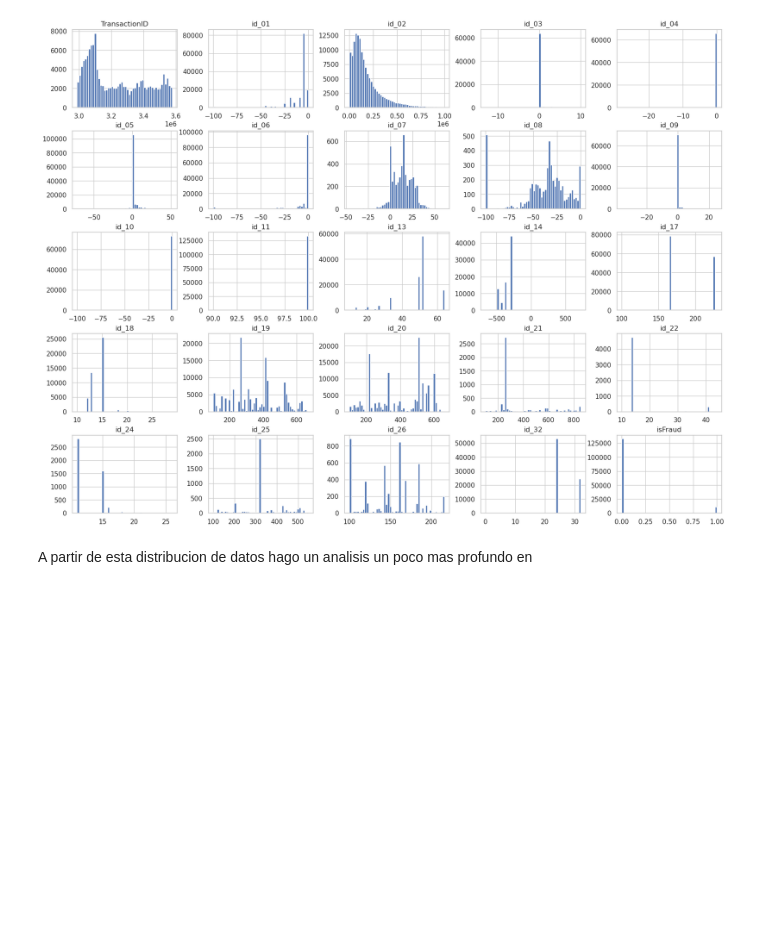
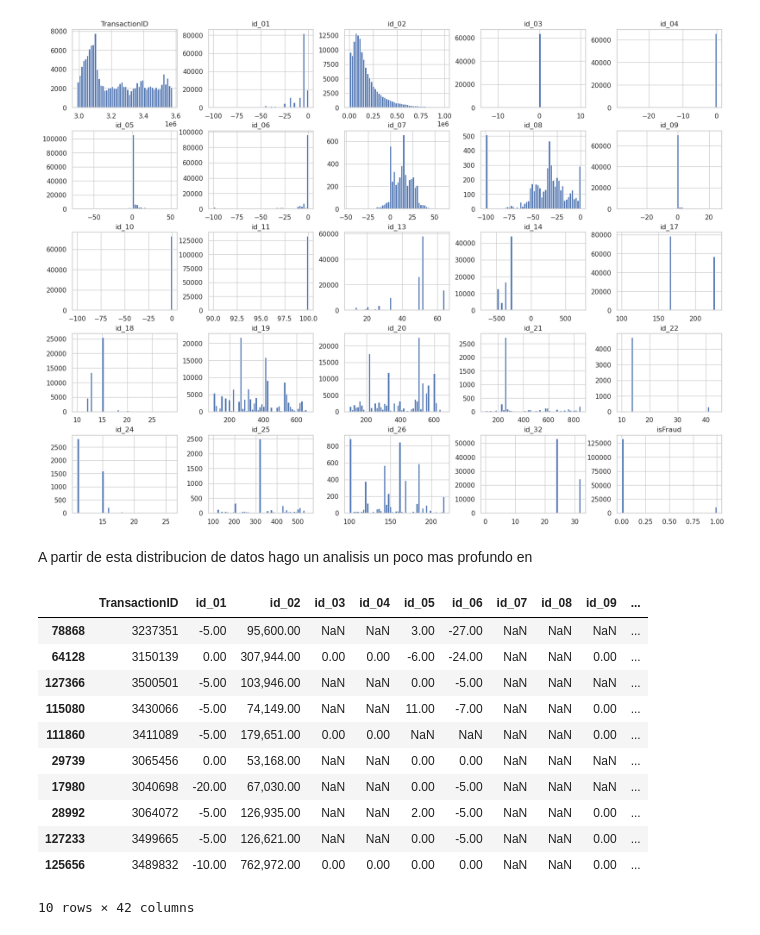
Before and after one commit to LuisParedes1/TP3, a Jupyter notebook: Visualizaciones.ipynb, the cells around one changed output. Saved outputs shown, nothing was run; the diff lists cells and outputs as text; code cells hidden in the pictures; blank space fills up the shorter version.

```diff
--- a/Visualizaciones.ipynb
+++ b/Visualizaciones.ipynb
@@ -182,3 +182,18 @@ array([[<AxesSubplot:title={'center':'TransactionID'}>,
 [figure]
 # %% [markdown]
 A partir de esta distribucion de datos hago un analisis un poco mas profundo en
+# %%
+train_identity_with_target.sample(10)
+# %% [output]
+|  | TransactionID | id_01 | id_02 | id_03 | id_04 | id_05 | id_06 | id_07 | id_08 | id_09 | ... |
+| 78868 | 3237351 | -5.00 | 95,600.00 | NaN | NaN | 3.00 | -27.00 | NaN | NaN | NaN | ... |
+| 64128 | 3150139 | 0.00 | 307,944.00 | 0.00 | 0.00 | -6.00 | -24.00 | NaN | NaN | 0.00 | ... |
+| 127366 | 3500501 | -5.00 | 103,946.00 | NaN | NaN | 0.00 | -5.00 | NaN | NaN | NaN | ... |
+| 115080 | 3430066 | -5.00 | 74,149.00 | NaN | NaN | 11.00 | -7.00 | NaN | NaN | 0.00 | ... |
+| 111860 | 3411089 | -5.00 | 179,651.00 | 0.00 | 0.00 | NaN | NaN | NaN | NaN | 0.00 | ... |
+| 29739 | 3065456 | 0.00 | 53,168.00 | NaN | NaN | 0.00 | 0.00 | NaN | NaN | NaN | ... |
+| 17980 | 3040698 | -20.00 | 67,030.00 | NaN | NaN | 0.00 | -5.00 | NaN | NaN | NaN | ... |
+| 28992 | 3064072 | -5.00 | 126,935.00 | NaN | NaN | 2.00 | -5.00 | NaN | NaN | 0.00 | ... |
+| 127233 | 3499665 | -5.00 | 126,621.00 | NaN | NaN | 0.00 | -5.00 | NaN | NaN | 0.00 | ... |
+| 125656 | 3489832 | -10.00 | 762,972.00 | 0.00 | 0.00 | 0.00 | 0.00 | NaN | NaN | 0.00 | ... |
+10 rows × 42 columns
```
Also changed, not shown: parts of 2 cells of this notebook.
